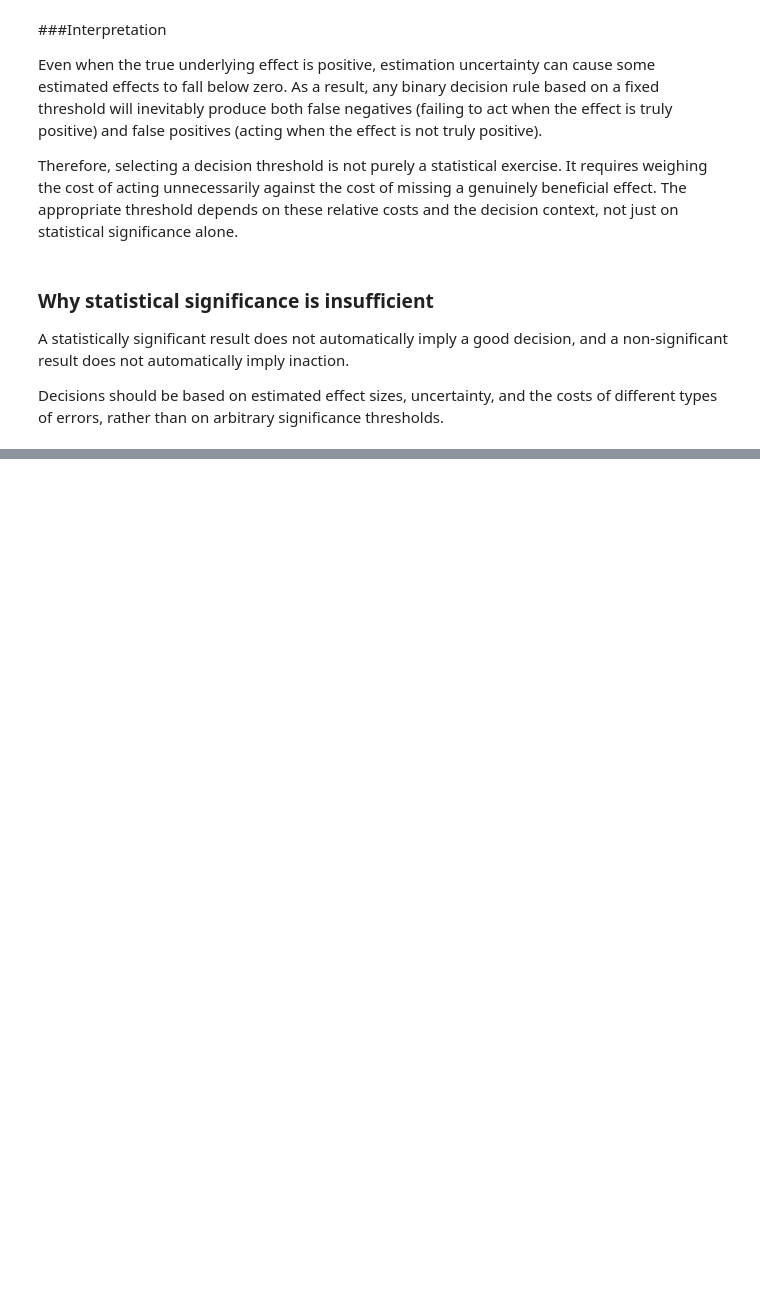
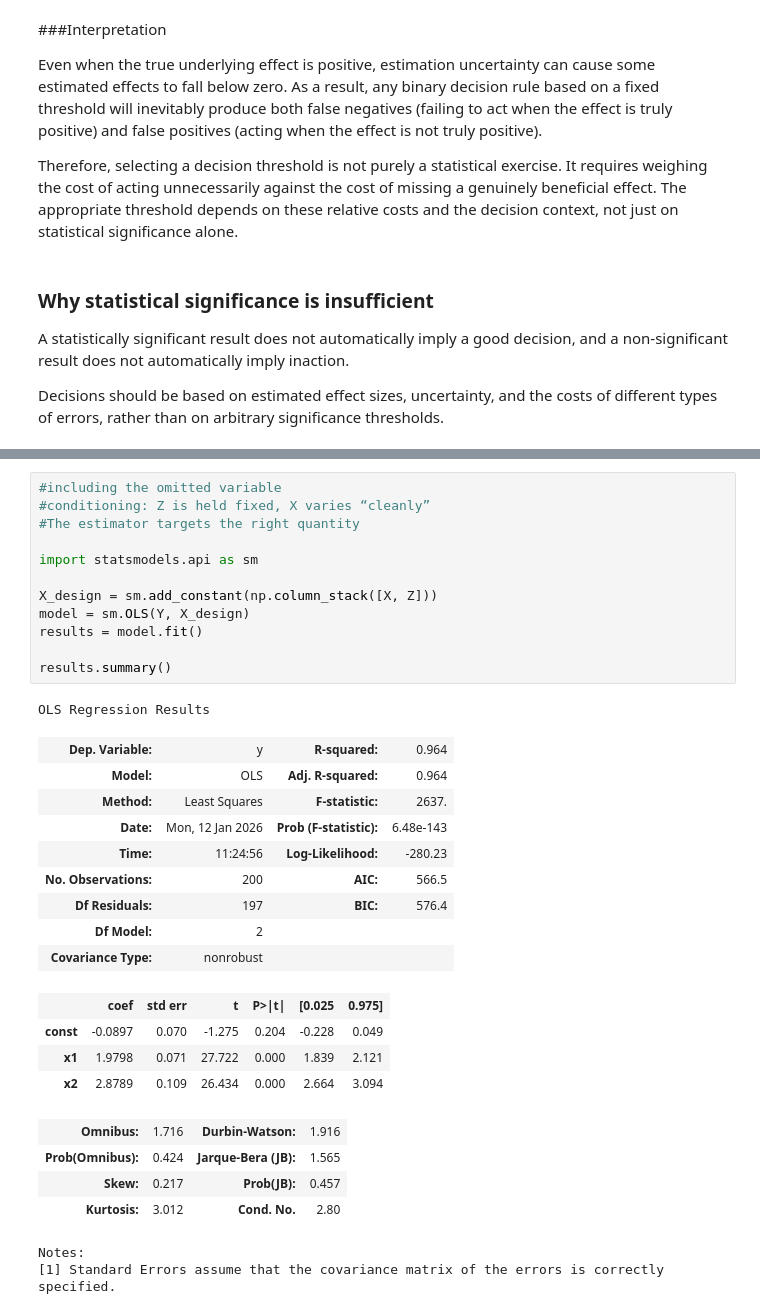
Before and after one commit to julie-dfx/causal-decision-analytics, a Jupyter notebook: 00_reboot_01_statistics_from_scratch.ipynb, the cells around one changed output, grey strips where cells are left out. Saved outputs shown, nothing was run; the diff lists cells and outputs as text; blank space fills up the shorter version.

```diff
--- a/00_reboot_01_statistics_from_scratch.ipynb
+++ b/00_reboot_01_statistics_from_scratch.ipynb
@@ -300,0 +500,33 @@ of different types of errors, rather than on arbitrary significance thresholds.
+# %%
+#including the omitted variable
+#conditioning: Z is held fixed, X varies “cleanly”
+#The estimator targets the right quantity
+
+import statsmodels.api as sm
+
+X_design = sm.add_constant(np.column_stack([X, Z]))
+model = sm.OLS(Y, X_design)
+results = model.fit()
+
+results.summary()
+# %% [output]
+OLS Regression Results
+| Dep. Variable: | y | R-squared: | 0.964 |
+| Model: | OLS | Adj. R-squared: | 0.964 |
+| Method: | Least Squares | F-statistic: | 2637. |
+| Date: | Mon, 12 Jan 2026 | Prob (F-statistic): | 6.48e-143 |
+| Time: | 11:24:56 | Log-Likelihood: | -280.23 |
+| No. Observations: | 200 | AIC: | 566.5 |
+| Df Residuals: | 197 | BIC: | 576.4 |
+| Df Model: | 2 |  |  |
+| Covariance Type: | nonrobust |  |  |
+|  | coef | std err | t | P>|t| | [0.025 | 0.975] |
+| const | -0.0897 | 0.070 | -1.275 | 0.204 | -0.228 | 0.049 |
+| x1 | 1.9798 | 0.071 | 27.722 | 0.000 | 1.839 | 2.121 |
+| x2 | 2.8789 | 0.109 | 26.434 | 0.000 | 2.664 | 3.094 |
+| Omnibus: | 1.716 | Durbin-Watson: | 1.916 |
+| Prob(Omnibus): | 0.424 | Jarque-Bera (JB): | 1.565 |
+| Skew: | 0.217 | Prob(JB): | 0.457 |
+| Kurtosis: | 3.012 | Cond. No. | 2.80 |
+Notes:
+[1] Standard Errors assume that the covariance matrix of the errors is correctly specified.
```
Also changed, not shown: parts of 26 cells of this notebook.
